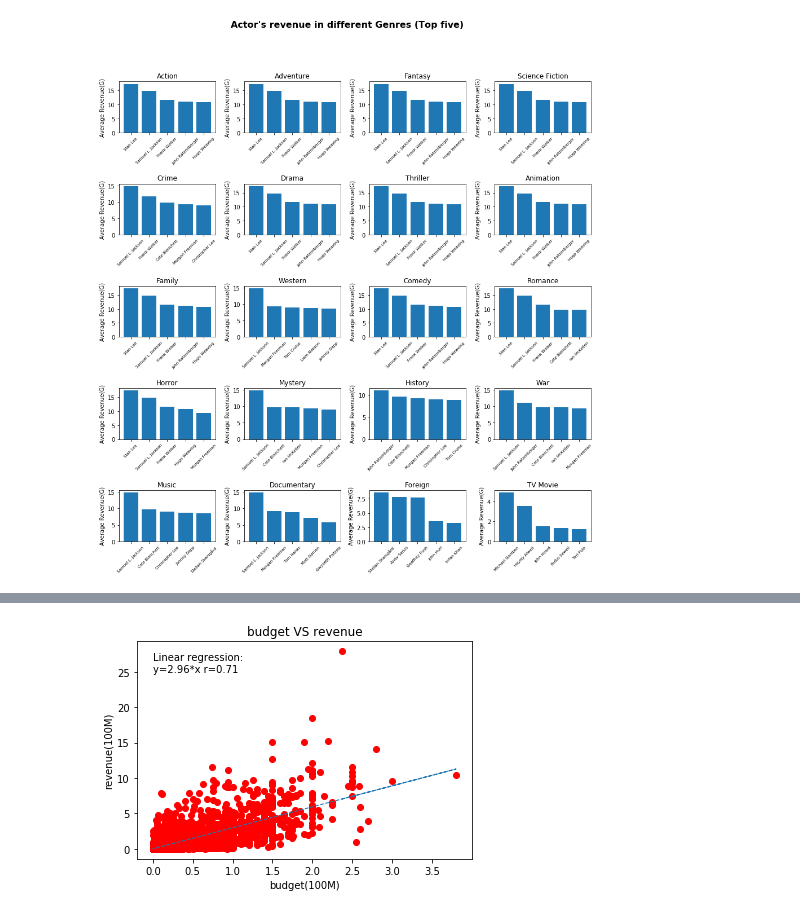
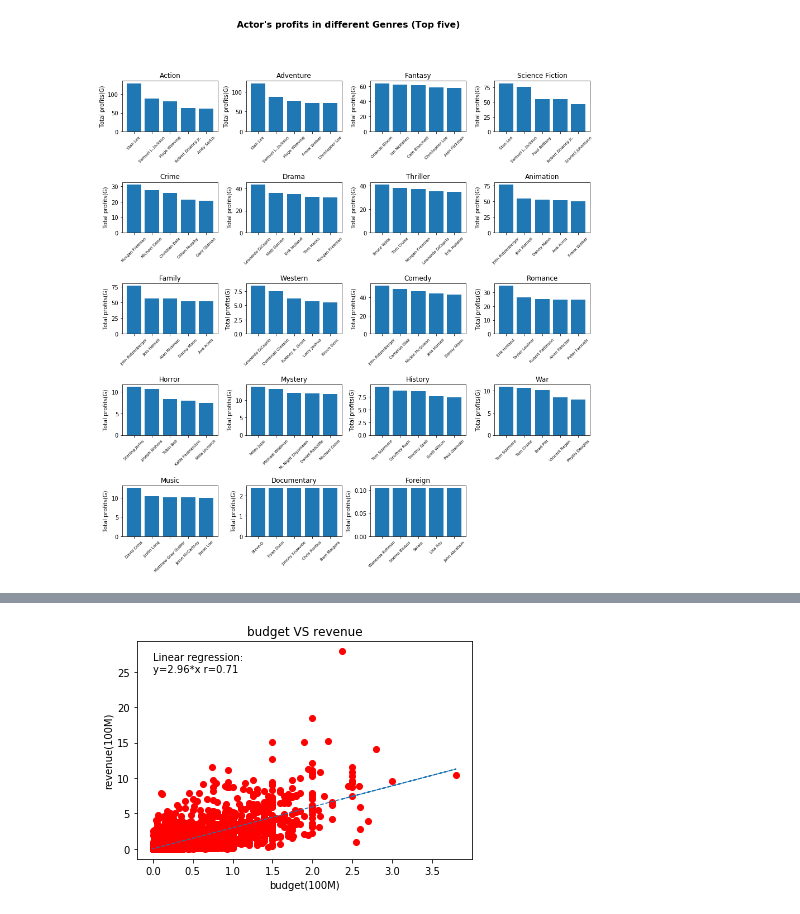
Before and after one commit to ljyljy/Project-1, a Jupyter notebook: first_project_1.ipynb, the cells around one changed output, grey strips where cells are left out. Drawn from its saved outputs; the diff is of its cells as text; code cells hidden in the pictures.

```diff
--- a/first_project_1.ipynb
+++ b/first_project_1.ipynb
@@ -50,6 +22,0 @@ Name: vote_count, Length: 1609, dtype: int64
-# %%
-crew = json.loads(df_credits['crew'][0])
-for i in crew:
-    if i['job'] == 'Director':
-        print(i['name'])
-df_movies['production_companies'][0]
@@ -263,18 +221,46 @@ for i in genres_actor.keys():
+# %%
+# final genres vs actor (sorting and modify) for figure dict making
+genres_actor = {}
+# find top 5 actors in each of the genres
+# run the whole genres actors and take out their profit
+# compare the actor's profit with the smallest profit in the temp if higher then changed it
+# sort the temp to put the new actor into their correct position and combine to the final dict
+for i in genres_dict.keys():
+    temp = [(0,'a'), (0,'a'), (0,'a'), (0,'a'), (0,'a')]
+    for j in genres_dict[i]:
+        temp_tuple = (genres_dict[i][j][1], j)
+        if temp[4][0] < temp_tuple[0]:
+            temp[4] = temp_tuple
+        temp.sort(reverse = True)
+    genres_actor[i] = temp
+# use zip to rearrange the data to make the figures
+for i in genres_actor.keys():
+    genres_actor[i] = list(zip(genres_actor[i][0], genres_actor[i][1],
+                               genres_actor[i][2], genres_actor[i][3], genres_actor[i][4]))
 # %%
+# Actor profit in different genres figure making
+# make the subplot here in 4 * 5 figures
 fig, ((ax1, ax2, ax3, ax4), (ax5, ax6, ax7, ax8), (ax9, ax10, ax11, ax12), (ax13, ax14, ax15, ax16),
       (ax17, ax18, ax19, ax20)) = plt.subplots(5, 4, sharex = False, sharey = False, figsize = (15,15))
+# add suitable distances between each figures
 plt.subplots_adjust(hspace = 1, wspace = 0.3)
+# make a list for all subplot so can loop them
 fig_list = [ax1, ax2, ax3, ax4, ax5, ax6, ax7, ax8, ax9, ax10,
             ax11, ax12, ax13, ax14, ax15, ax16, ax17, ax18, ax19, ax20]
+# list the key of genres_actor for loop them
 genres_key = list(genres_actor.keys())
-fig.suptitle("Actor's revenue in different Genres (Top five)", fontsize=16, fontweight="bold")
-for i in range(len(fig_list)):
+# make the main title
+fig.suptitle("Actor's profits in different Genres (Top five)", fontsize=16, fontweight="bold")
+# use the loop to make the sub bar plot and rotate the y tick and make the subtitle and y label
+for i in range(len(fig_list) - 1):
     fig_list[i].bar(genres_actor[genres_key[i]][1], genres_actor[genres_key[i]][0])
     fig_list[i].tick_params(axis = 'x', rotation = 45, labelsize = 7)
     fig_list[i].set_title(genres_key[i])
-    fig_list[i].set_ylabel('Average Revenue(G)')
-plt.savefig("Output_image/Actor's_revenue_in_genres.png", bbox_inches = 'tight')
+    fig_list[i].set_ylabel('Total profits(G)')
+ax20.axis('off')
+# save the image
+plt.savefig("Output/png/Actor's_revenue_in_genres.png", bbox_inches = 'tight', dpi = 300)
 plt.show()
 # %% [output]
-[figure, old version]
+[figure, new version]
 # %%
```
Also changed, not shown: parts of 30 cells of this notebook, 28 other files.
